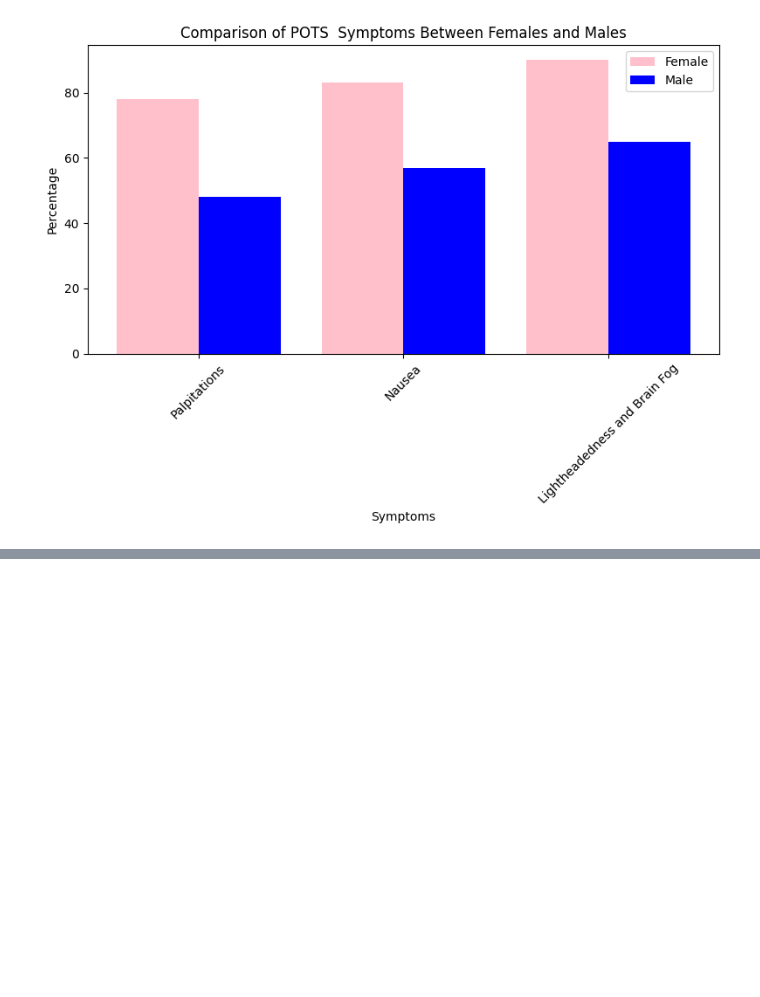
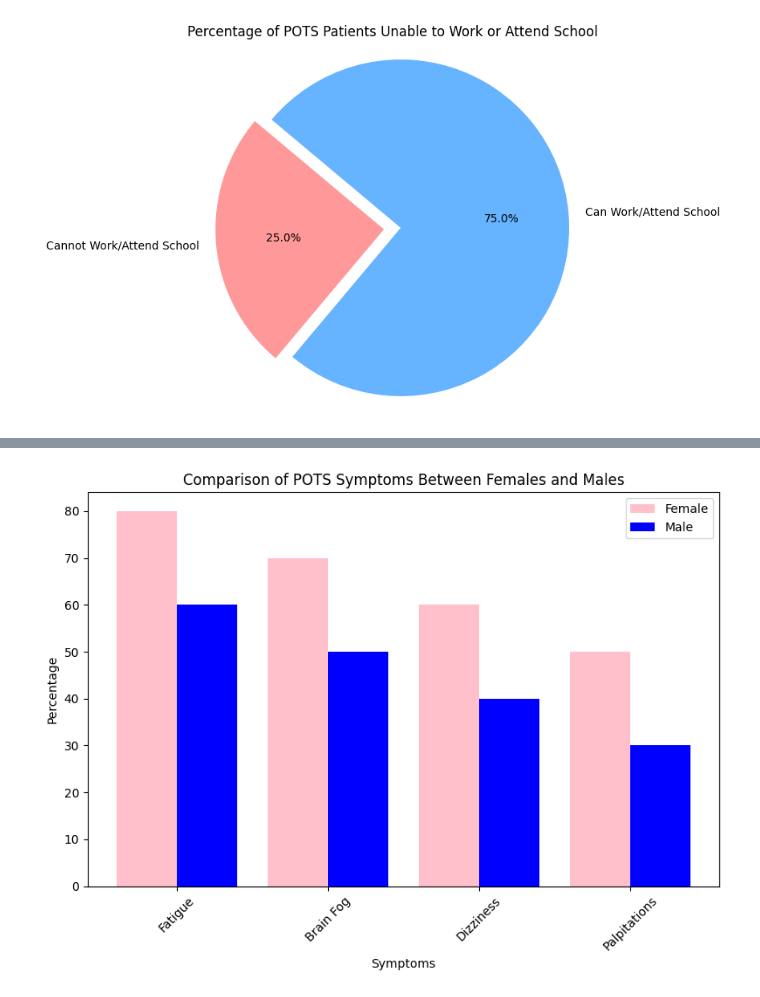
Before and after one commit to hwcurtis/BB_Pots_info, a Jupyter notebook: POTS info.ipynb, the cells around one changed output, grey strips where cells are left out. Drawn from its saved outputs; the diff is of its cells as text; code cells hidden in the pictures; blank space fills up the shorter version.

```diff
--- a/POTS info.ipynb
+++ b/POTS info.ipynb
@@ -1,31 +1,80 @@
 # %%
-# POTS stands for Postural Orthostatic Tachycardia Syndrome
+
+
+%pip install matplotlib pandas
+
+import matplotlib.pyplot as plt
+
+# POTS - This information is very much a part of my girl's daily life. While in grade school she was very active in school plays, outdoor sports, dance, and piano.
+# In her second year in high school, things changed and she just thought it was a new school and harder classes, not knowing that POTS was a factor.
+# We have since learned the following. Although it has changed her life, we are happy it's not as bad as some.
+# Postural Orthostatic Tachycardia Syndrome (POTS)
+# Dysautonomia- dysfunction of the autonomic nervous system
+# 1 out of 100 people will be diagnosed with POTS
+
+# POTS can strike any age, gender or race, but it is most often seen in women (between the ages of 15 and 50).
+# Men and boys can develop it as well, but approximately 80% of patients are female.
+
+# The statement "25% of those affected cannot work or attend school, age range 15-80, 80% being female" is providing information about the impact of POTS (Postural Orthostatic Tachycardia Syndrome) on individuals within a certain age range and gender distribution.
+# It highlights the significant effect that POTS can have on a person's ability to work or attend school, particularly emphasizing the prevalence of this impact among females.
+# This information sheds light on the challenges faced by individuals with POTS and the importance of understanding and managing the condition effectively.
+# 25% of those effected can not work or attend school
+# age range 15-80 80% being female
+
+# Pie graph showing the percentage of POTS patients unable to work or attend school
+labels = ['Cannot Work/Attend School', 'Can Work/Attend School']
+sizes = [25, 75]
+colors = ['#ff9999', '#66b3ff']
+explode = (0.1, 0)  # explode the first slice
+
+plt.figure(figsize=(6, 6))
+plt.pie(sizes, labels=labels, colors=colors, autopct='%1.1f%%', startangle=140, explode=explode)
+plt.title('Percentage of POTS Patients Unable to Work or Attend School')
+plt.axis('equal')
+plt.show()
+
+# WHAT some people are unaware is this startling fact
+# 25% of POTS patients cannot work or attend school! - My daughter was Valvictoria
+# In high school! Which is when this first started, she just thought she was stressing about homework and just tired , we had no idea this was an actual thing
+
+# TIME OFF - While at home, we realized there was more to her symptoms and seeked medical attention, which proved hard to find the real answer, after telling doctors how active she had been growing up and all she did , while in school .
+
+# When it was diagnosed that she really had something and it was POTS , that was a whole new world and we are still learning… Unfortunately  its still a learning curve for her, but she managed to be on the DEAN'S list in COLLEGE at PURDUE !  quite impressive …Especially with the late night studying and as mentioned brain fog and fatigue.
+
+# There are no “cures” for POTS just “experimental medicine” that we are unwilling to try.
+
+# Exercise and watching what she eats has proven to be her “best medicine “ practice  this far.
+
+# All Information from:
+# www.dysautonomiainternational.org
+
+# Example data for symptoms
+import pandas as pd
+
 symptoms_data = {
-	"Symptom": ["Palpitations", "Nausea", "Lightheadedness and Brain Fog"],
-	"Female Percentage": [78, 83, 90],  # Ensure all values are provided
-	"Male Percentage": [48, 57, 65]     # Ensure all values are provided
+	"Symptom": ["Fatigue", "Brain Fog", "Dizziness", "Palpitations"],
+	"Female Percentage": [80, 70, 60, 50],
+	"Male Percentage": [60, 50, 40, 30]
 }
+symptoms_df = pd.DataFrame(symptoms_data)
 
-# Create a DataFrame for the symptoms data
-symptoms_df = pd.DataFrame(symptoms_data)
+# Define x locations for the bars
+x = range(len(symptoms_data["Symptom"]))
+x_female = [i - 0.2 for i in x]
+x_male = [i + 0.2 for i in x]
+
 print(symptoms_df)
 
 # Plotting the symptoms data
 plt.figure(figsize=(8, 6))
-x = range(len(symptoms_data["Symptom"]))  # Use symptoms_data instead of undefined POTS_data
-# Adjust x positions for side-by-side bars
-x_female = [i - 0.2 for i in x]  # Shift Female bars slightly to the left
-x_male = [i + 0.2 for i in x]    # Shift Male bars slightly to the right
-
-# Plot the bars
 plt.bar(x_female, symptoms_data["Female Percentage"], width=0.4, label="Female", color="pink")
 plt.bar(x_male, symptoms_data["Male Percentage"], width=0.4, label="Male", color="blue")
 
 # Set x-axis labels
-plt.xticks(x, symptoms_data["Symptom"], rotation=45)
+plt.xticks([i for i in range(len(symptoms_data["Symptom"]))], symptoms_data["Symptom"], rotation=45)
 plt.xlabel("Symptoms")
 plt.ylabel("Percentage")
-plt.title("Comparison of POTS  Symptoms Between Females and Males")
+plt.title("Comparison of POTS Symptoms Between Females and Males")
 plt.legend()
 plt.tight_layout()
 plt.show()
@@ -37 +99 @@ plt.show()
-[figure, old version]
+[figure, new version]
@@ -37,0 +105 @@ plt.show()
+[figure, added]
```
Also changed, not shown: parts of 1 cell of this notebook.
